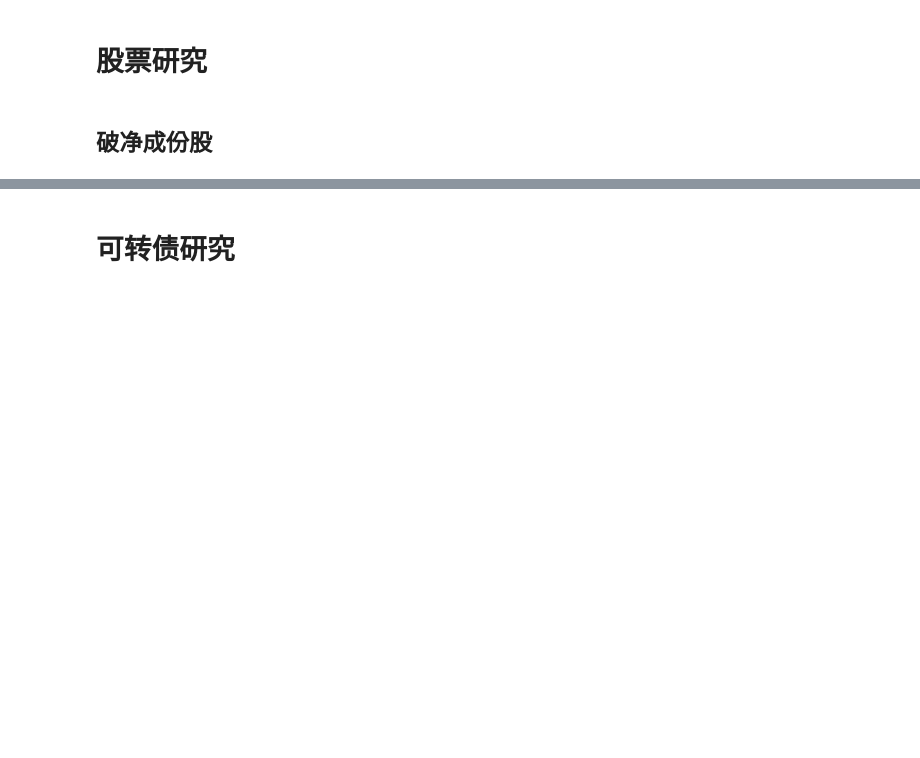
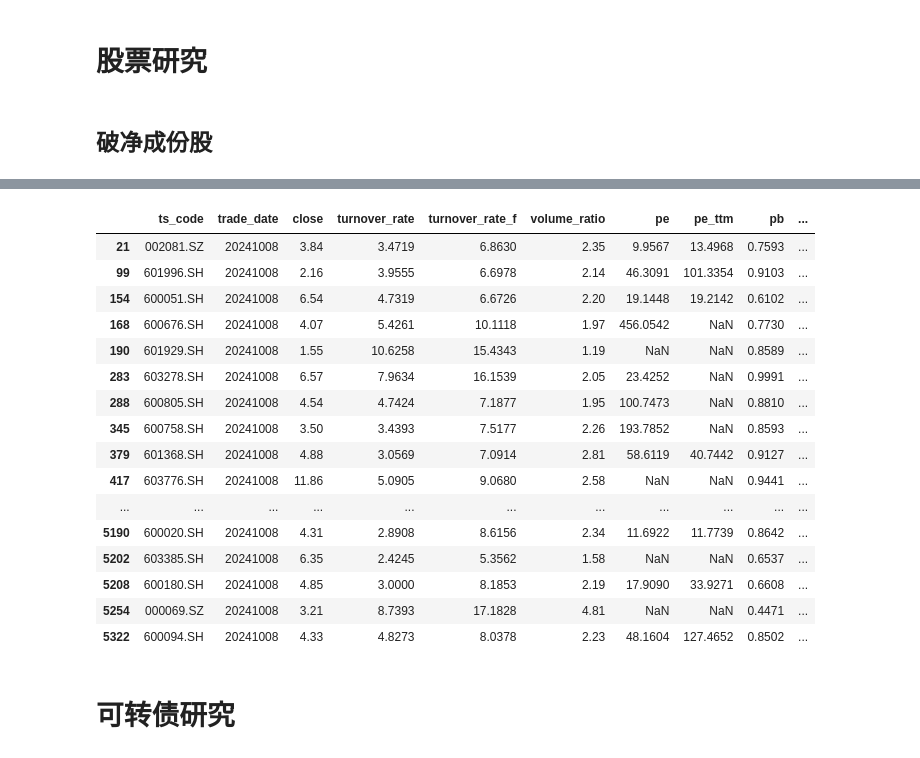
Before and after one commit to solorez/czsc, a Jupyter notebook: examples/0927_tushare_投研.ipynb, the cells around one changed output, grey strips where cells are left out. Drawn from its saved outputs; the diff is of its cells as text; code cells hidden in the pictures; blank space fills up the shorter version.

```diff
--- a/examples/0927_tushare_投研.ipynb
+++ b/examples/0927_tushare_投研.ipynb
@@ -40,4 +40,5 @@ d = dc.daily_basic(
 
 df_pd_less_1 = d[d['pb'] < 1]
 chengfengu_pd_less_1 = df_pd_less_1[df_pd_less_1['ts_code'].isin(con_codes)]
+chengfengu_pd_less_1
 # %% [output]
@@ -58,3 +59,20 @@ chengfengu_pd_less_1 = df_pd_less_1[df_pd_less_1['ts_code'].isin(con_codes)]
+|  | ts_code | trade_date | close | turnover_rate | turnover_rate_f | volume_ratio | pe | pe_ttm | pb | ... |
+| 21 | 002081.SZ | 20241008 | 3.84 | 3.4719 | 6.8630 | 2.35 | 9.9567 | 13.4968 | 0.7593 | ... |
+| 99 | 601996.SH | 20241008 | 2.16 | 3.9555 | 6.6978 | 2.14 | 46.3091 | 101.3354 | 0.9103 | ... |
+| 154 | 600051.SH | 20241008 | 6.54 | 4.7319 | 6.6726 | 2.20 | 19.1448 | 19.2142 | 0.6102 | ... |
+| 168 | 600676.SH | 20241008 | 4.07 | 5.4261 | 10.1118 | 1.97 | 456.0542 | NaN | 0.7730 | ... |
+| 190 | 601929.SH | 20241008 | 1.55 | 10.6258 | 15.4343 | 1.19 | NaN | NaN | 0.8589 | ... |
+| 283 | 603278.SH | 20241008 | 6.57 | 7.9634 | 16.1539 | 2.05 | 23.4252 | NaN | 0.9991 | ... |
+| 288 | 600805.SH | 20241008 | 4.54 | 4.7424 | 7.1877 | 1.95 | 100.7473 | NaN | 0.8810 | ... |
+| 345 | 600758.SH | 20241008 | 3.50 | 3.4393 | 7.5177 | 2.26 | 193.7852 | NaN | 0.8593 | ... |
+| 379 | 601368.SH | 20241008 | 4.88 | 3.0569 | 7.0914 | 2.81 | 58.6119 | 40.7442 | 0.9127 | ... |
+| 417 | 603776.SH | 20241008 | 11.86 | 5.0905 | 9.0680 | 2.58 | NaN | NaN | 0.9441 | ... |
+| ... | ... | ... | ... | ... | ... | ... | ... | ... | ... | ... |
+| 5190 | 600020.SH | 20241008 | 4.31 | 2.8908 | 8.6156 | 2.34 | 11.6922 | 11.7739 | 0.8642 | ... |
+| 5202 | 603385.SH | 20241008 | 6.35 | 2.4245 | 5.3562 | 1.58 | NaN | NaN | 0.6537 | ... |
+| 5208 | 600180.SH | 20241008 | 4.85 | 3.0000 | 8.1853 | 2.19 | 17.9090 | 33.9271 | 0.6608 | ... |
+| 5254 | 000069.SZ | 20241008 | 3.21 | 8.7393 | 17.1828 | 4.81 | NaN | NaN | 0.4471 | ... |
+| 5322 | 600094.SH | 20241008 | 4.33 | 4.8273 | 8.0378 | 2.23 | 48.1604 | 127.4652 | 0.8502 | ... |
 # %% [markdown]
 # 可转债研究
 # %% [markdown]
```
Also changed, not shown: parts of 9 cells of this notebook.
